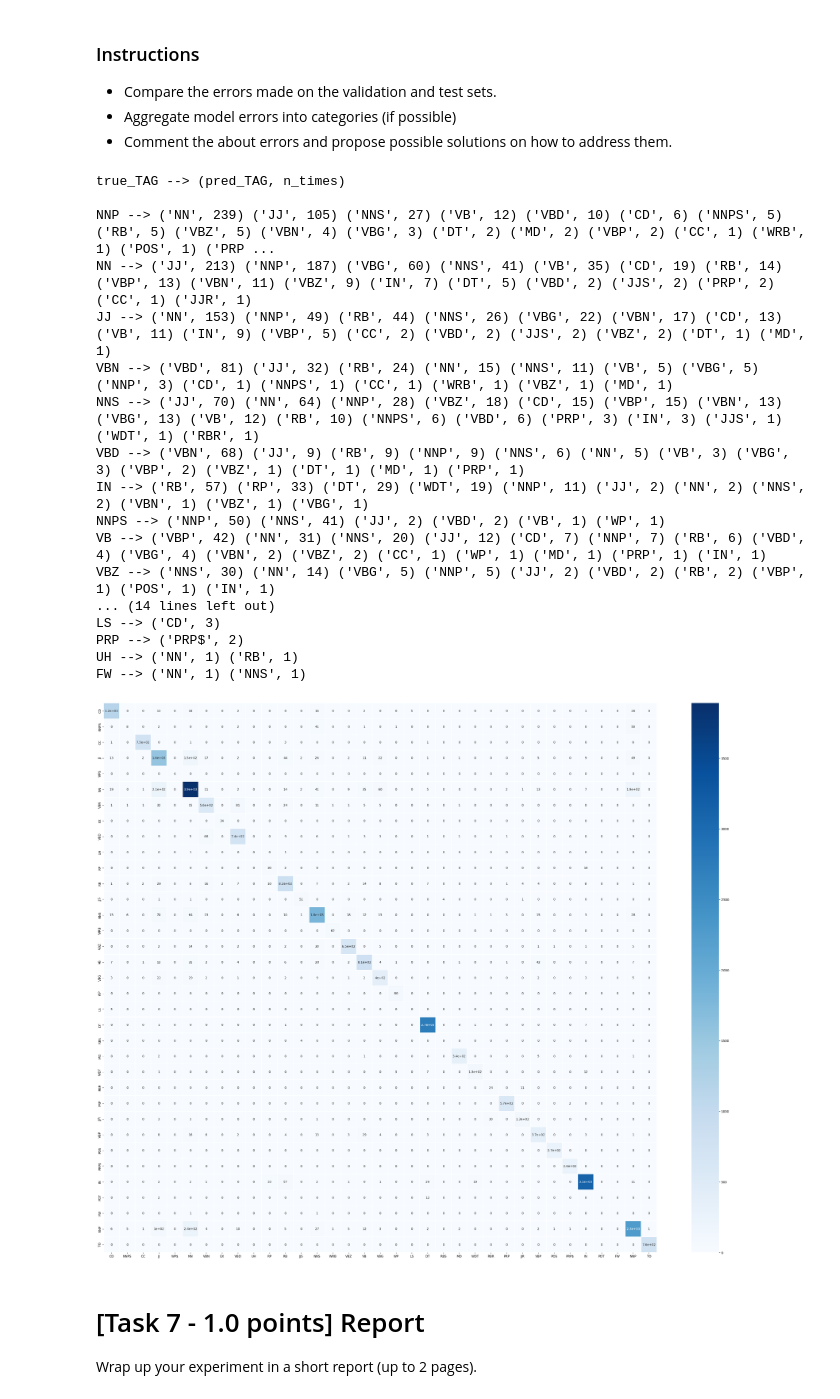
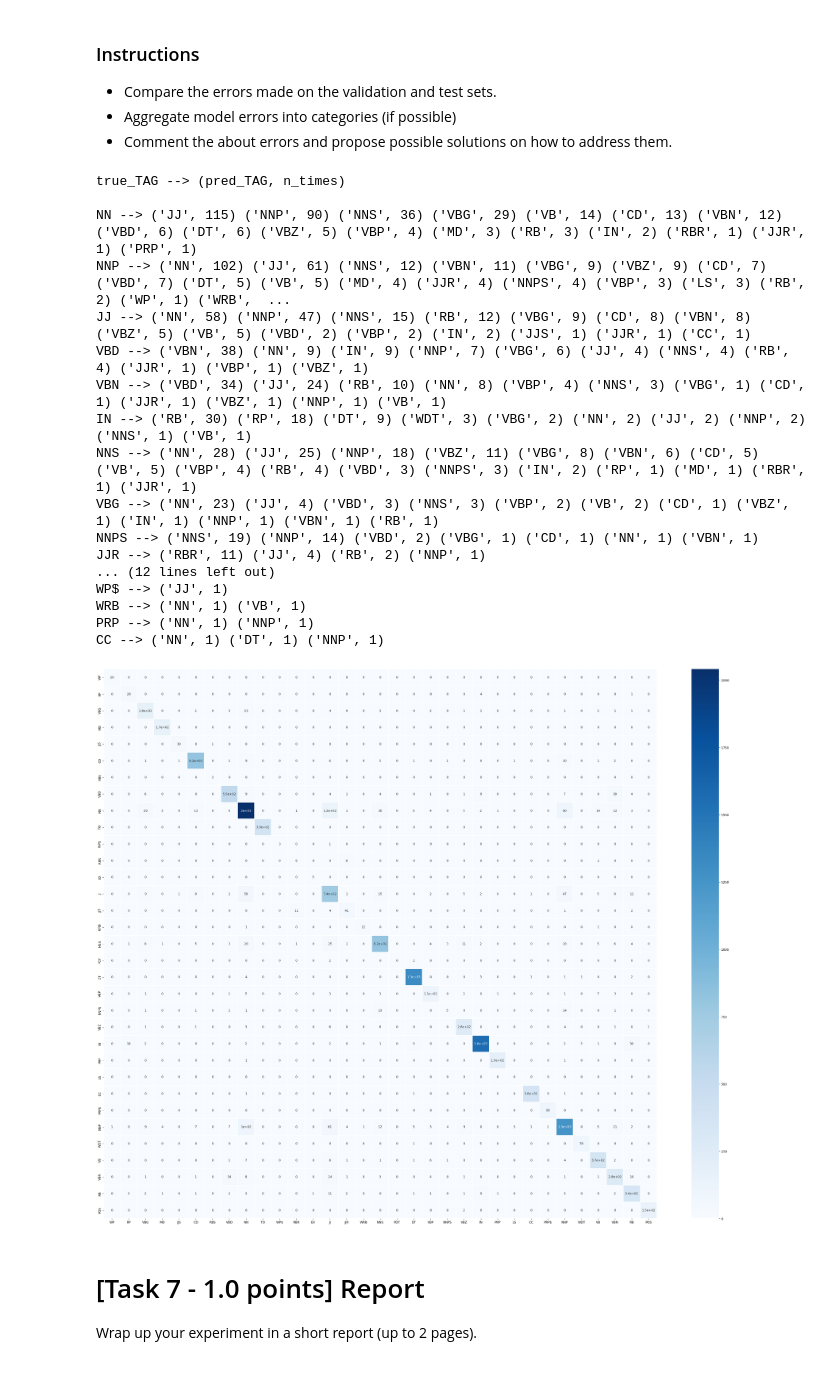
Before and after one commit to AndreaZecca/NLP-assignments, a Jupyter notebook: Assignment-1/Assignment1.ipynb, the cells around one changed output. Drawn from its saved outputs; the diff is of its cells as text; code cells hidden in the pictures.

```diff
--- a/Assignment-1/Assignment1.ipynb
+++ b/Assignment-1/Assignment1.ipynb
@@ -681,0 +651,6 @@ double_dense_model.apply(initialize_weights);
+# %%
+loss_function_baseline = CrossEntropyLoss()
+baseline_model = Baseline(LSTM_DIMENSION, DENSE_DIMENSION)
+optimizer_baseline = Adam(baseline_model.parameters(), lr=INITIAL_LEARNING_RATE)
+scheduler_baseline = torch.optim.lr_scheduler.ReduceLROnPlateau(optimizer_baseline, mode='min', factor=0.1, patience=2, verbose=True)
+baseline_model.apply(initialize_weights);
@@ -688,8 +679,7 @@ Number of parameters in baseline model: 42222
 Number of parameters in double lstm model: 48622
 Number of parameters in double dense model: 44384
 # %%
-epochs = 70
-
-train(baseline_model, epochs, loss_function, tr_dl, optimizer_baseline, scheduler_baseline, name='baseline')
-best_model_baseline = load_best_model(baseline_model, name='baseline')
+EPOCHS_BASELINE = 70
+train(baseline_model, EPOCHS_BASELINE, loss_function_baseline, tr_dl, optimizer_baseline, scheduler_baseline, 'baseline')
+best_baseline_model = load_best_model(baseline_model, 'baseline')
 # %% [output]
@@ -770,0 +747,12 @@ Eval: loss: 70.35 accuracy: 0.88 f1: 0.77
+# %%
+baseline_accuracy, baseline_f1, baseline_pred, baseline_targ = evaluate(best_baseline_model, loss_function_baseline, test_dl, verbose=False)
+double_lstm_accuracy, double_lstm_f1, double_lstm_pred, double_lstm_targ = evaluate(best_double_lstm_model, loss_double_lstm, test_dl,  verbose=False)
+double_dense_accuracy, double_dense_f1, double_dense_pred, double_dense_targ = evaluate(best_double_dense_model, loss_double_dense, test_dl,  verbose=False)
+
+
+results = pd.DataFrame(columns=['model','accuracy','f1'])
+results.loc[0] = ['baseline', baseline_accuracy, baseline_f1]
+results.loc[1] = ['double_lstm', double_lstm_accuracy, double_lstm_f1]
+results.loc[2] = ['double_dense', double_dense_accuracy, double_dense_f1]
+
+results
@@ -779,33 +772,26 @@ You are tasked to evaluate your best performing model.
 * Aggregate model errors into categories (if possible)
 * Comment the about errors and propose possible solutions on how to address them.
 # %%
-from sklearn.metrics import classification_report
-import matplotlib.pyplot as plt
-import seaborn as sn
-from sklearn.metrics import confusion_matrix
-from operator import itemgetter
-
 def build_classification_report(targ,pred,unique_tags):
     """
-        Generate classification report
+        Build classification report and prints it
     """
     report = classification_report(targ,pred,zero_division=0,output_dict=False,target_names=unique_tags)
     print(report)
 
 def build_confusion_matrix(targ,pred,unique_tags):
     """
-        Build confusion matrix and returns it as a dataframe
+        Build confusion matrix, plot and returns it
     """
     cf_matrix = confusion_matrix(targ, pred)
-    df_cm = pd.DataFrame(cf_matrix, index = unique_tags, columns = unique_tags)  #put the confusion matrix in a pandas dataframe
-    #plot the confusion matrix as heatmap
+    df_cm = pd.DataFrame(cf_matrix, index = unique_tags, columns = unique_tags)
     plt.figure(figsize = (40,32))
     sn.heatmap(df_cm, annot=True, cmap="Blues", linewidths= 0.05, linecolor='white')
     return df_cm
 
 def build_errors_dictionary(df_cm):
     """
-        Create a dictionary which contains, for each true tag a list of wrong predicted tags and the number of wrong predictions
+        Build errors dictionary and prints it
     """
     errors = {}
     for true_tag,row in df_cm.iterrows():    #loop on the rows of the dataframe
@@ -839,30 +825,30 @@ def get_tag_distribution(indexed_df: pd.DataFrame):
 
     return dict(sorted(tag_frequency.items(), key=lambda item: item[1], reverse = True))
 # %%
-tags = [int2tag[i] for i in set(baseline_pred.tolist() + baseline_targ.tolist())]
+tags = [vocab.i2t(i) for i in set(baseline_pred.tolist() + baseline_targ.tolist())]
 
 df_cm = build_confusion_matrix(baseline_targ,baseline_pred,tags)
 
 build_errors_dictionary(df_cm)
 # %% [output]
 true_TAG --> (pred_TAG, n_times)
 
-NNP --> ('NN', 239) ('JJ', 105) ('NNS', 27) ('VB', 12) ('VBD', 10) ('CD', 6) ('NNPS', 5) ('RB', 5) ('VBZ', 5) ('VBN', 4) ('VBG', 3) ('DT', 2) ('MD', 2) ('VBP', 2) ('CC', 1) ('WRB', 1) ('POS', 1) ('PRP ...
-NN --> ('JJ', 213) ('NNP', 187) ('VBG', 60) ('NNS', 41) ('VB', 35) ('CD', 19) ('RB', 14) ('VBP', 13) ('VBN', 11) ('VBZ', 9) ('IN', 7) ('DT', 5) ('VBD', 2) ('JJS', 2) ('PRP', 2) ('CC', 1) ('JJR', 1)
-JJ --> ('NN', 153) ('NNP', 49) ('RB', 44) ('NNS', 26) ('VBG', 22) ('VBN', 17) ('CD', 13) ('VB', 11) ('IN', 9) ('VBP', 5) ('CC', 2) ('VBD', 2) ('JJS', 2) ('VBZ', 2) ('DT', 1) ('MD', 1)
-VBN --> ('VBD', 81) ('JJ', 32) ('RB', 24) ('NN', 15) ('NNS', 11) ('VB', 5) ('VBG', 5) ('NNP', 3) ('CD', 1) ('NNPS', 1) ('CC', 1) ('WRB', 1) ('VBZ', 1) ('MD', 1)
-NNS --> ('JJ', 70) ('NN', 64) ('NNP', 28) ('VBZ', 18) ('CD', 15) ('VBP', 15) ('VBN', 13) ('VBG', 13) ('VB', 12) ('RB', 10) ('NNPS', 6) ('VBD', 6) ('PRP', 3) ('IN', 3) ('JJS', 1) ('WDT', 1) ('RBR', 1)
-VBD --> ('VBN', 68) ('JJ', 9) ('RB', 9) ('NNP', 9) ('NNS', 6) ('NN', 5) ('VB', 3) ('VBG', 3) ('VBP', 2) ('VBZ', 1) ('DT', 1) ('MD', 1) ('PRP', 1)
-IN --> ('RB', 57) ('RP', 33) ('DT', 29) ('WDT', 19) ('NNP', 11) ('JJ', 2) ('NN', 2) ('NNS', 2) ('VBN', 1) ('VBZ', 1) ('VBG', 1)
-NNPS --> ('NNP', 50) ('NNS', 41) ('JJ', 2) ('VBD', 2) ('VB', 1) ('WP', 1)
-VB --> ('VBP', 42) ('NN', 31) ('NNS', 20) ('JJ', 12) ('CD', 7) ('NNP', 7) ('RB', 6) ('VBD', 4) ('VBG', 4) ('VBN', 2) ('VBZ', 2) ('CC', 1) ('WP', 1) ('MD', 1) ('PRP', 1) ('IN', 1)
-VBZ --> ('NNS', 30) ('NN', 14) ('VBG', 5) ('NNP', 5) ('JJ', 2) ('VBD', 2) ('RB', 2) ('VBP', 1) ('POS', 1) ('IN', 1)
-... (14 lines left out)
-LS --> ('CD', 3)
-PRP --> ('PRP$', 2)
-UH --> ('NN', 1) ('RB', 1)
-FW --> ('NN', 1) ('NNS', 1)
+NN --> ('JJ', 115) ('NNP', 90) ('NNS', 36) ('VBG', 29) ('VB', 14) ('CD', 13) ('VBN', 12) ('VBD', 6) ('DT', 6) ('VBZ', 5) ('VBP', 4) ('MD', 3) ('RB', 3) ('IN', 2) ('RBR', 1) ('JJR', 1) ('PRP', 1)
+NNP --> ('NN', 102) ('JJ', 61) ('NNS', 12) ('VBN', 11) ('VBG', 9) ('VBZ', 9) ('CD', 7) ('VBD', 7) ('DT', 5) ('VB', 5) ('MD', 4) ('JJR', 4) ('NNPS', 4) ('VBP', 3) ('LS', 3) ('RB', 2) ('WP', 1) ('WRB',  ...
+JJ --> ('NN', 58) ('NNP', 47) ('NNS', 15) ('RB', 12) ('VBG', 9) ('CD', 8) ('VBN', 8) ('VBZ', 5) ('VB', 5) ('VBD', 2) ('VBP', 2) ('IN', 2) ('JJS', 1) ('JJR', 1) ('CC', 1)
+VBD --> ('VBN', 38) ('NN', 9) ('IN', 9) ('NNP', 7) ('VBG', 6) ('JJ', 4) ('NNS', 4) ('RB', 4) ('JJR', 1) ('VBP', 1) ('VBZ', 1)
+VBN --> ('VBD', 34) ('JJ', 24) ('RB', 10) ('NN', 8) ('VBP', 4) ('NNS', 3) ('VBG', 1) ('CD', 1) ('JJR', 1) ('VBZ', 1) ('NNP', 1) ('VB', 1)
+IN --> ('RB', 30) ('RP', 18) ('DT', 9) ('WDT', 3) ('VBG', 2) ('NN', 2) ('JJ', 2) ('NNP', 2) ('NNS', 1) ('VB', 1)
+NNS --> ('NN', 28) ('JJ', 25) ('NNP', 18) ('VBZ', 11) ('VBG', 8) ('VBN', 6) ('CD', 5) ('VB', 5) ('VBP', 4) ('RB', 4) ('VBD', 3) ('NNPS', 3) ('IN', 2) ('RP', 1) ('MD', 1) ('RBR', 1) ('JJR', 1)
+VBG --> ('NN', 23) ('JJ', 4) ('VBD', 3) ('NNS', 3) ('VBP', 2) ('VB', 2) ('CD', 1) ('VBZ', 1) ('IN', 1) ('NNP', 1) ('VBN', 1) ('RB', 1)
+NNPS --> ('NNS', 19) ('NNP', 14) ('VBD', 2) ('VBG', 1) ('CD', 1) ('NN', 1) ('VBN', 1)
+JJR --> ('RBR', 11) ('JJ', 4) ('RB', 2) ('NNP', 1)
+... (12 lines left out)
+WP$ --> ('JJ', 1)
+WRB --> ('NN', 1) ('VB', 1)
+PRP --> ('NN', 1) ('NNP', 1)
+CC --> ('NN', 1) ('DT', 1) ('NNP', 1)
-[figure, old version]
+[figure, new version]
 # %% [markdown]
 # [Task 7 - 1.0 points] Report
 
```
Also changed, not shown: parts of 44 cells of this notebook, 3 other files.
